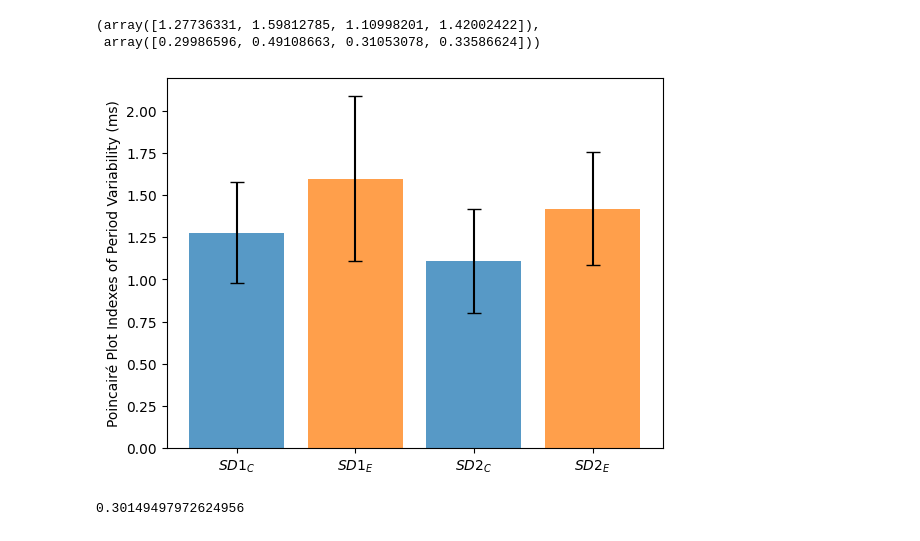
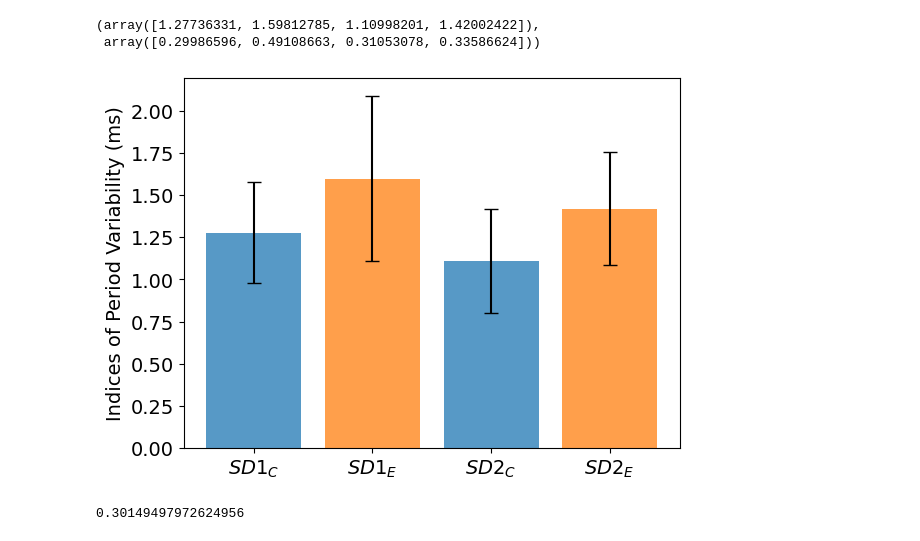
Before and after one commit to moises-santillan/HeartVariability, a Jupyter notebook: Code/HeartVariability.ipynb, the cells around one changed output. Cells and saved outputs as stored; diff of their text form; code cells hidden in the pictures.

```diff
--- a/Code/HeartVariability.ipynb
+++ b/Code/HeartVariability.ipynb
@@ -2,6 +2,7 @@
 import numpy as np
 import pandas as pd
 import matplotlib.pyplot as plt
+plt.rcParams.update({'font.size': 14})
 from scipy import stats
 # %%
 def Noise(u):
@@ -95,11 +96,11 @@ means, cvs
 # %%
 fig, ax = plt.subplots()
 ax.bar(["$SD1_C$", "$SD1_E$", "$SD2_C$", "$SD2_E$"], means, yerr=cvs, align='center', alpha=0.75, color=("C0", "C1", "C0", "C1"), ecolor='black', capsize=5)
-ax.set_ylabel('Poincairé Plot Indexes of Period Variability (ms)')
+ax.set_ylabel('Indices of Period Variability (ms)')
 
-plt.savefig("Fig02.pdf")
+plt.savefig("../Manuscript/Fig02_A.pdf")
 # %% [output]
-[figure, old version]
+[figure, new version]
 # %%
 t_stat, p_value = stats.ttest_ind(SD1_C, SD1_E, equal_var=False)
 p_value/2
```
Also changed, not shown: parts of 3 cells of this notebook, 18 other files.
